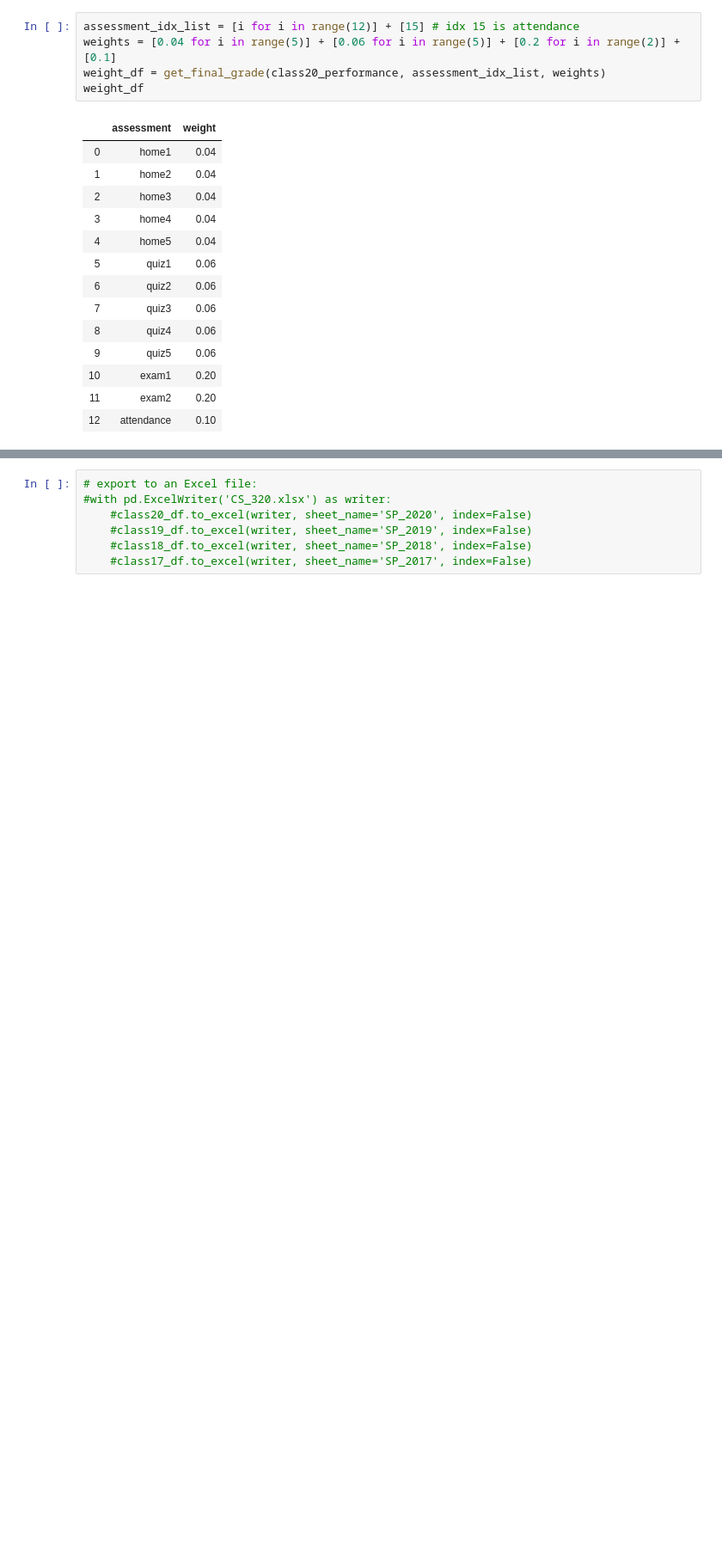
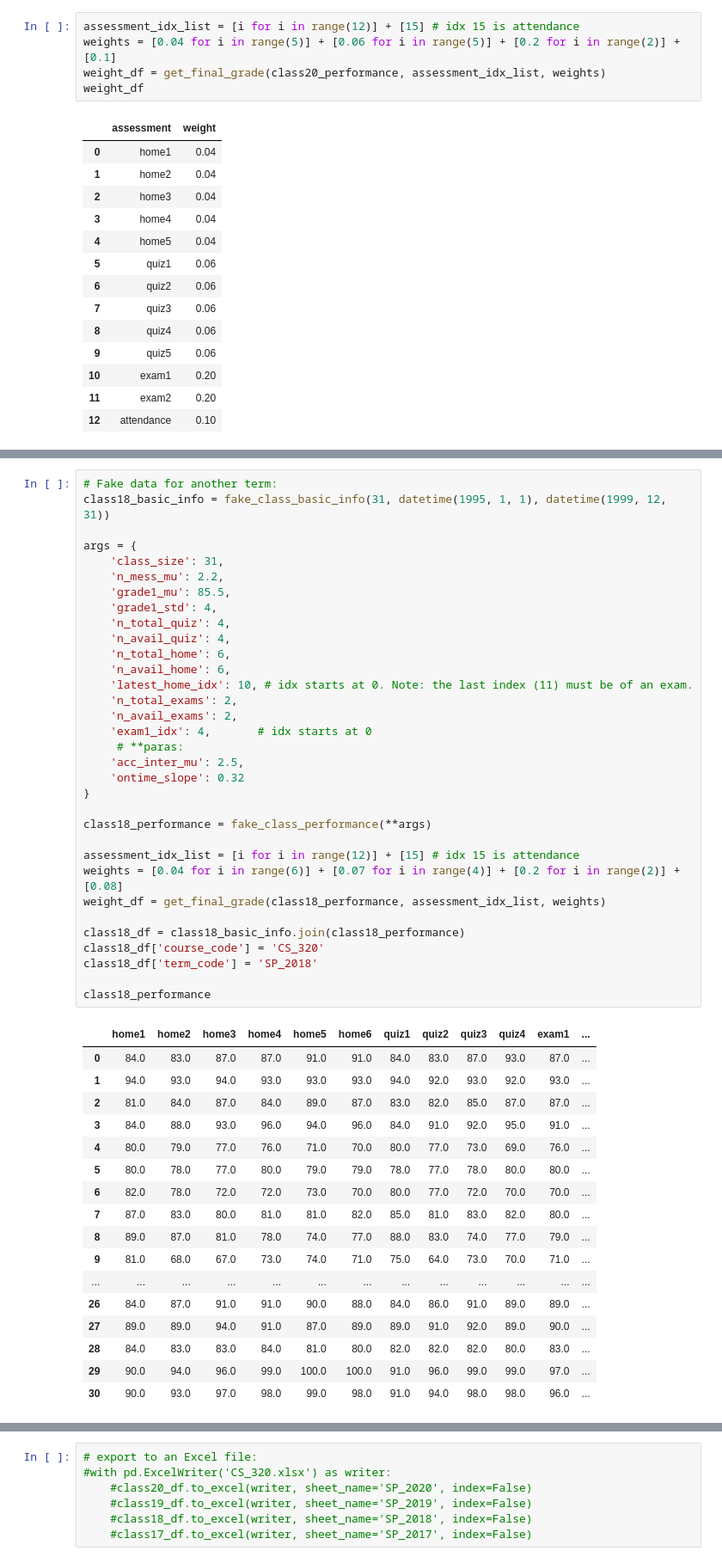
Before and after one commit to dcaohuu18/c_stats, a Jupyter notebook: data/simulate.ipynb, the cells around one changed output, grey strips where cells are left out. Shown at 86% size. Cells and saved outputs as stored; diff of their text form; blank space fills up the shorter version.

```diff
--- a/data/simulate.ipynb
+++ b/data/simulate.ipynb
@@ -590,2 +553,53 @@ class19_df
+# %%
+# Fake data for another term:
+class18_basic_info = fake_class_basic_info(31, datetime(1995, 1, 1), datetime(1999, 12, 31))
+
+args = {
+    'class_size': 31,
+    'n_mess_mu': 2.2,
+    'grade1_mu': 85.5,
+    'grade1_std': 4,
+    'n_total_quiz': 4,
+    'n_avail_quiz': 4,
+    'n_total_home': 6,
+    'n_avail_home': 6,
+    'latest_home_idx': 10, # idx starts at 0. Note: the last index (11) must be of an exam.
+    'n_total_exams': 2,
+    'n_avail_exams': 2,
+    'exam1_idx': 4,       # idx starts at 0
+     # **paras:
+    'acc_inter_mu': 2.5,
+    'ontime_slope': 0.32
+}
+
+class18_performance = fake_class_performance(**args)
+
+assessment_idx_list = [i for i in range(12)] + [15] # idx 15 is attendance
+weights = [0.04 for i in range(6)] + [0.07 for i in range(4)] + [0.2 for i in range(2)] + [0.08]
+weight_df = get_final_grade(class18_performance, assessment_idx_list, weights)
+
+class18_df = class18_basic_info.join(class18_performance)
+class18_df['course_code'] = 'CS_320'
+class18_df['term_code'] = 'SP_2018'
+
+class18_performance
+# %% [output]
+|  | home1 | home2 | home3 | home4 | home5 | home6 | quiz1 | quiz2 | quiz3 | quiz4 | exam1 | ... |
+| 0 | 84.0 | 83.0 | 87.0 | 87.0 | 91.0 | 91.0 | 84.0 | 83.0 | 87.0 | 93.0 | 87.0 | ... |
+| 1 | 94.0 | 93.0 | 94.0 | 93.0 | 93.0 | 93.0 | 94.0 | 92.0 | 93.0 | 92.0 | 93.0 | ... |
+| 2 | 81.0 | 84.0 | 87.0 | 84.0 | 89.0 | 87.0 | 83.0 | 82.0 | 85.0 | 87.0 | 87.0 | ... |
+| 3 | 84.0 | 88.0 | 93.0 | 96.0 | 94.0 | 96.0 | 84.0 | 91.0 | 92.0 | 95.0 | 91.0 | ... |
+| 4 | 80.0 | 79.0 | 77.0 | 76.0 | 71.0 | 70.0 | 80.0 | 77.0 | 73.0 | 69.0 | 76.0 | ... |
+| 5 | 80.0 | 78.0 | 77.0 | 80.0 | 79.0 | 79.0 | 78.0 | 77.0 | 78.0 | 80.0 | 80.0 | ... |
+| 6 | 82.0 | 78.0 | 72.0 | 72.0 | 73.0 | 70.0 | 80.0 | 77.0 | 72.0 | 70.0 | 70.0 | ... |
+| 7 | 87.0 | 83.0 | 80.0 | 81.0 | 81.0 | 82.0 | 85.0 | 81.0 | 83.0 | 82.0 | 80.0 | ... |
+| 8 | 89.0 | 87.0 | 81.0 | 78.0 | 74.0 | 77.0 | 88.0 | 83.0 | 74.0 | 77.0 | 79.0 | ... |
+| 9 | 81.0 | 68.0 | 67.0 | 73.0 | 74.0 | 71.0 | 75.0 | 64.0 | 73.0 | 70.0 | 71.0 | ... |
+| ... | ... | ... | ... | ... | ... | ... | ... | ... | ... | ... | ... | ... |
+| 26 | 84.0 | 87.0 | 91.0 | 91.0 | 90.0 | 88.0 | 84.0 | 86.0 | 91.0 | 89.0 | 89.0 | ... |
+| 27 | 89.0 | 89.0 | 94.0 | 91.0 | 87.0 | 89.0 | 89.0 | 91.0 | 92.0 | 89.0 | 90.0 | ... |
+| 28 | 84.0 | 83.0 | 83.0 | 84.0 | 81.0 | 80.0 | 82.0 | 82.0 | 82.0 | 80.0 | 83.0 | ... |
+| 29 | 90.0 | 94.0 | 96.0 | 99.0 | 100.0 | 100.0 | 91.0 | 96.0 | 99.0 | 99.0 | 97.0 | ... |
+| 30 | 90.0 | 93.0 | 97.0 | 98.0 | 99.0 | 98.0 | 91.0 | 94.0 | 98.0 | 98.0 | 96.0 | ... |
 # %%
 # Fake data for another term:
```
Also changed, not shown: parts of 33 cells of this notebook.
